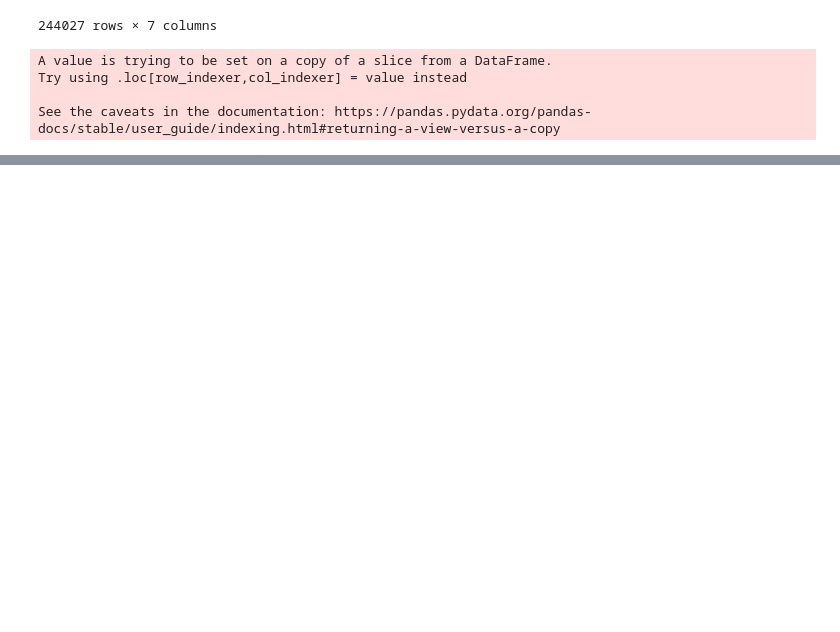
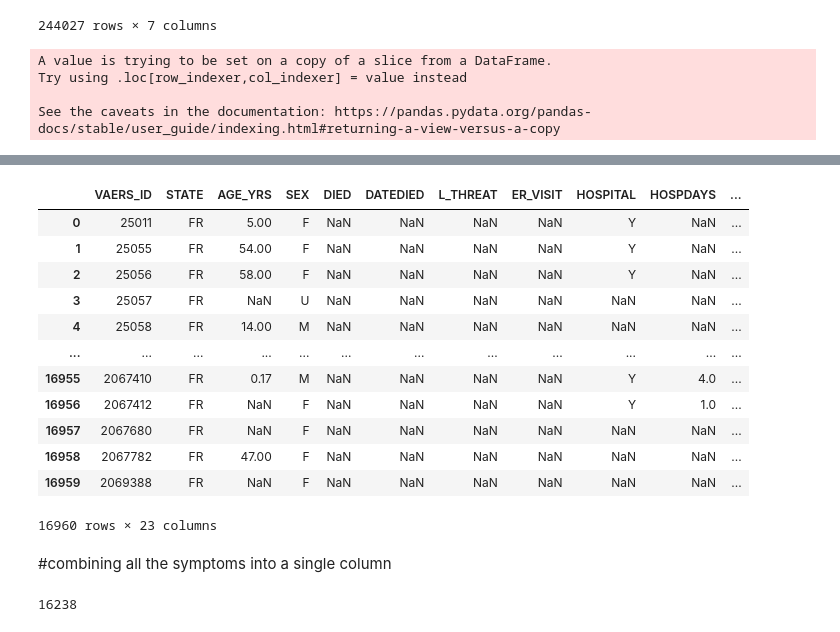
Before and after one commit to DATA-606-SPRING-2022/TEAM_A_data606, a Jupyter notebook: EDA/ipynb/Capstone_Project.ipynb, the cells around one changed output, grey strips where cells are left out. Cells and saved outputs as stored; diff of their text form; code cells hidden in the pictures; blank space fills up the shorter version.

```diff
--- a/EDA/ipynb/Capstone_Project.ipynb
+++ b/EDA/ipynb/Capstone_Project.ipynb
@@ -584,0 +565,18 @@ plt.savefig('/content/drive/Shareddrives/Team A 606 Capstone Project/Plot/covids
+# %%
+df_hepatitis.drop(['V_FUNDBY','RECVDATE','RPT_DATE','SYMPTOM_TEXT','CAGE_YR','CAGE_MO','V_ADMINBY','FORM_VERS','TODAYS_DATE','SPLTTYPE','VAX_DATE','ONSET_DATE','VAX_NAME','PRIOR_VAX','OFC_VISIT','ER_ED_VISIT'],axis=1,inplace=True)
+# %%
+df_hepatitis
+# %% [output]
+|  | VAERS_ID | STATE | AGE_YRS | SEX | DIED | DATEDIED | L_THREAT | ER_VISIT | HOSPITAL | HOSPDAYS | ... |
+| 0 | 25011 | FR | 5.00 | F | NaN | NaN | NaN | NaN | Y | NaN | ... |
+| 1 | 25055 | FR | 54.00 | F | NaN | NaN | NaN | NaN | Y | NaN | ... |
+| 2 | 25056 | FR | 58.00 | F | NaN | NaN | NaN | NaN | Y | NaN | ... |
+| 3 | 25057 | FR | NaN | U | NaN | NaN | NaN | NaN | NaN | NaN | ... |
+| 4 | 25058 | FR | 14.00 | M | NaN | NaN | NaN | NaN | NaN | NaN | ... |
+| ... | ... | ... | ... | ... | ... | ... | ... | ... | ... | ... | ... |
+| 16955 | 2067410 | FR | 0.17 | M | NaN | NaN | NaN | NaN | Y | 4.0 | ... |
+| 16956 | 2067412 | FR | NaN | F | NaN | NaN | NaN | NaN | Y | 1.0 | ... |
+| 16957 | 2067680 | FR | NaN | F | NaN | NaN | NaN | NaN | NaN | NaN | ... |
+| 16958 | 2067782 | FR | 47.00 | F | NaN | NaN | NaN | NaN | NaN | NaN | ... |
+| 16959 | 2069388 | FR | NaN | F | NaN | NaN | NaN | NaN | NaN | NaN | ... |
+16960 rows × 23 columns
@@ -584,0 +587,2 @@ plt.savefig('/content/drive/Shareddrives/Team A 606 Capstone Project/Plot/covids
+# %% [markdown]
+#combining all the symptoms into a single column
@@ -584,0 +591,4 @@ plt.savefig('/content/drive/Shareddrives/Team A 606 Capstone Project/Plot/covids
+# %%
+df_hepatitis_sym.VAERS_ID.nunique()
+# %% [output]
+16238
```
Also changed, not shown: parts of 83 cells of this notebook.
